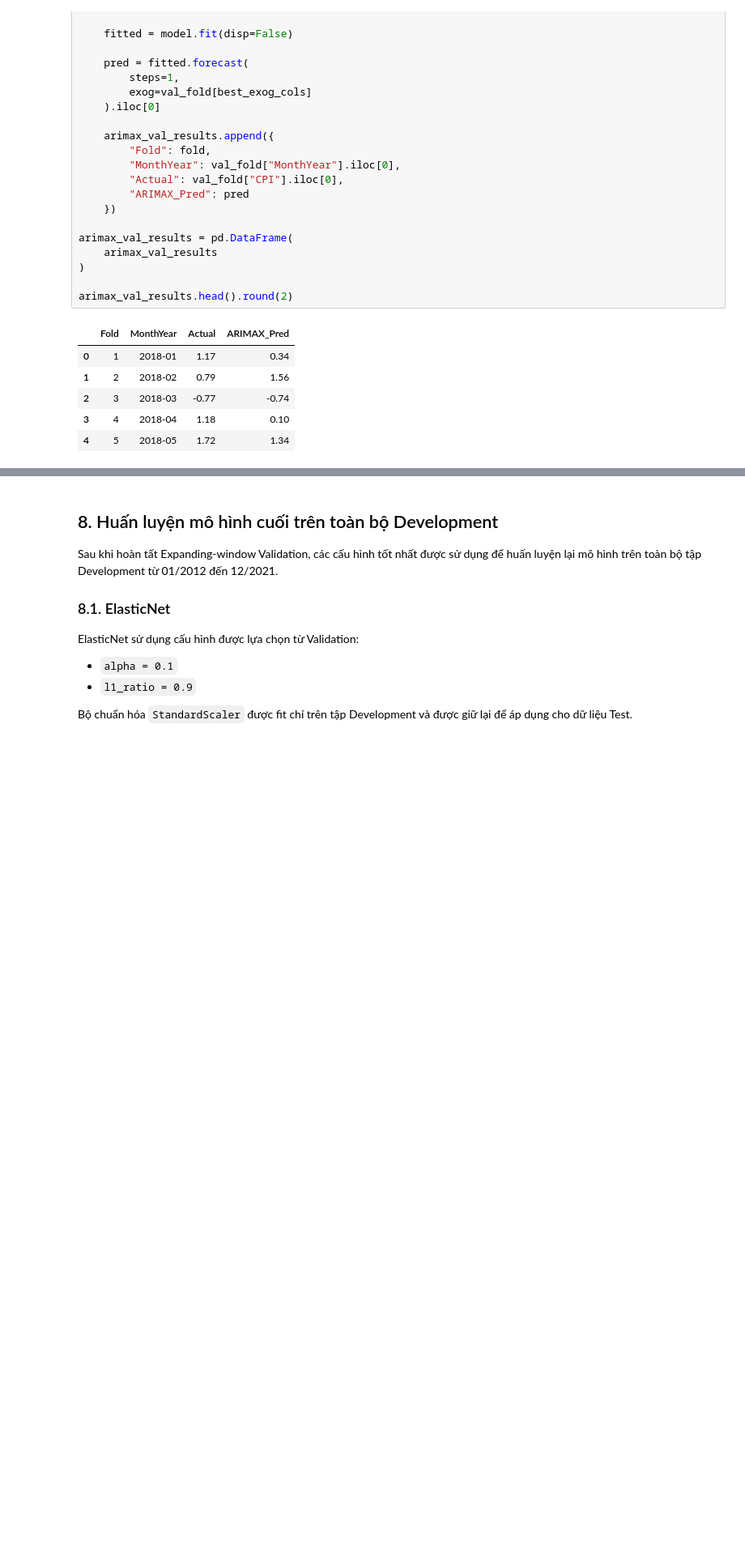
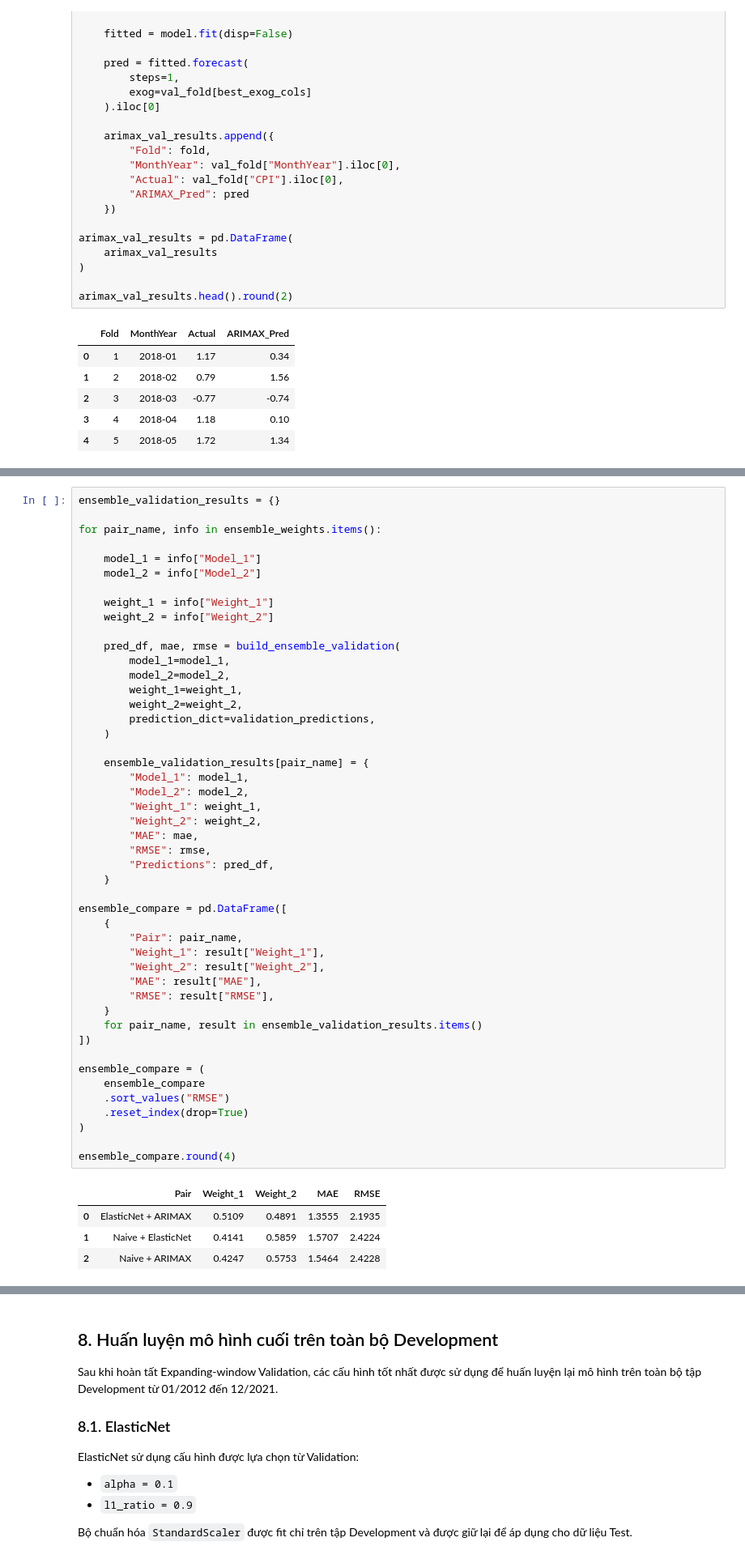
Before and after one commit to phuyen145/vietnam-transportation-cpi-forecasting, a Jupyter notebook: notebooks/09_modeling.ipynb, the cells around one changed output, grey strips where cells are left out. Shown at 81% size. Drawn from its saved outputs; the diff is of its cells as text; blank space fills up the shorter version.

```diff
--- a/notebooks/09_modeling.ipynb
+++ b/notebooks/09_modeling.ipynb
@@ -747,0 +906,52 @@ Kết quả này tốt hơn ARIMAX và Naive, tuy nhiên RMSE vẫn cao hơn m
+# %%
+ensemble_validation_results = {}
+
+for pair_name, info in ensemble_weights.items():
+
+    model_1 = info["Model_1"]
+    model_2 = info["Model_2"]
+
+    weight_1 = info["Weight_1"]
+    weight_2 = info["Weight_2"]
+
+    pred_df, mae, rmse = build_ensemble_validation(
+        model_1=model_1,
+        model_2=model_2,
+        weight_1=weight_1,
+        weight_2=weight_2,
+        prediction_dict=validation_predictions,
+    )
+
+    ensemble_validation_results[pair_name] = {
+        "Model_1": model_1,
+        "Model_2": model_2,
+        "Weight_1": weight_1,
+        "Weight_2": weight_2,
+        "MAE": mae,
+        "RMSE": rmse,
+        "Predictions": pred_df,
+    }
+
+ensemble_compare = pd.DataFrame([
+    {
+        "Pair": pair_name,
+        "Weight_1": result["Weight_1"],
+        "Weight_2": result["Weight_2"],
+        "MAE": result["MAE"],
+        "RMSE": result["RMSE"],
+    }
+    for pair_name, result in ensemble_validation_results.items()
+])
+
+ensemble_compare = (
+    ensemble_compare
+    .sort_values("RMSE")
+    .reset_index(drop=True)
+)
+
+ensemble_compare.round(4)
+# %% [output]
+|  | Pair | Weight_1 | Weight_2 | MAE | RMSE |
+| 0 | ElasticNet + ARIMAX | 0.5109 | 0.4891 | 1.3555 | 2.1935 |
+| 1 | Naive + ElasticNet | 0.4141 | 0.5859 | 1.5707 | 2.4224 |
+| 2 | Naive + ARIMAX | 0.4247 | 0.5753 | 1.5464 | 2.4228 |
```
Also changed, not shown: parts of 22 cells of this notebook, 3 other files.
